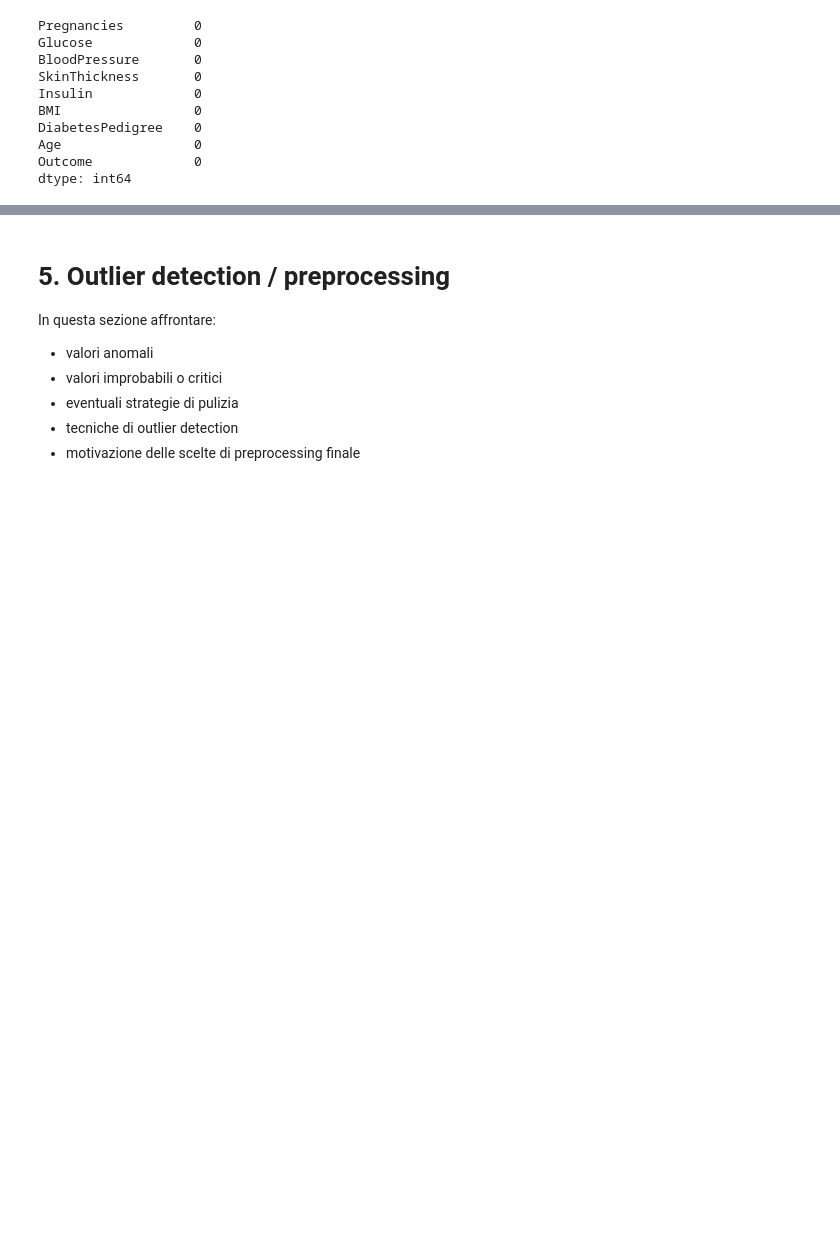
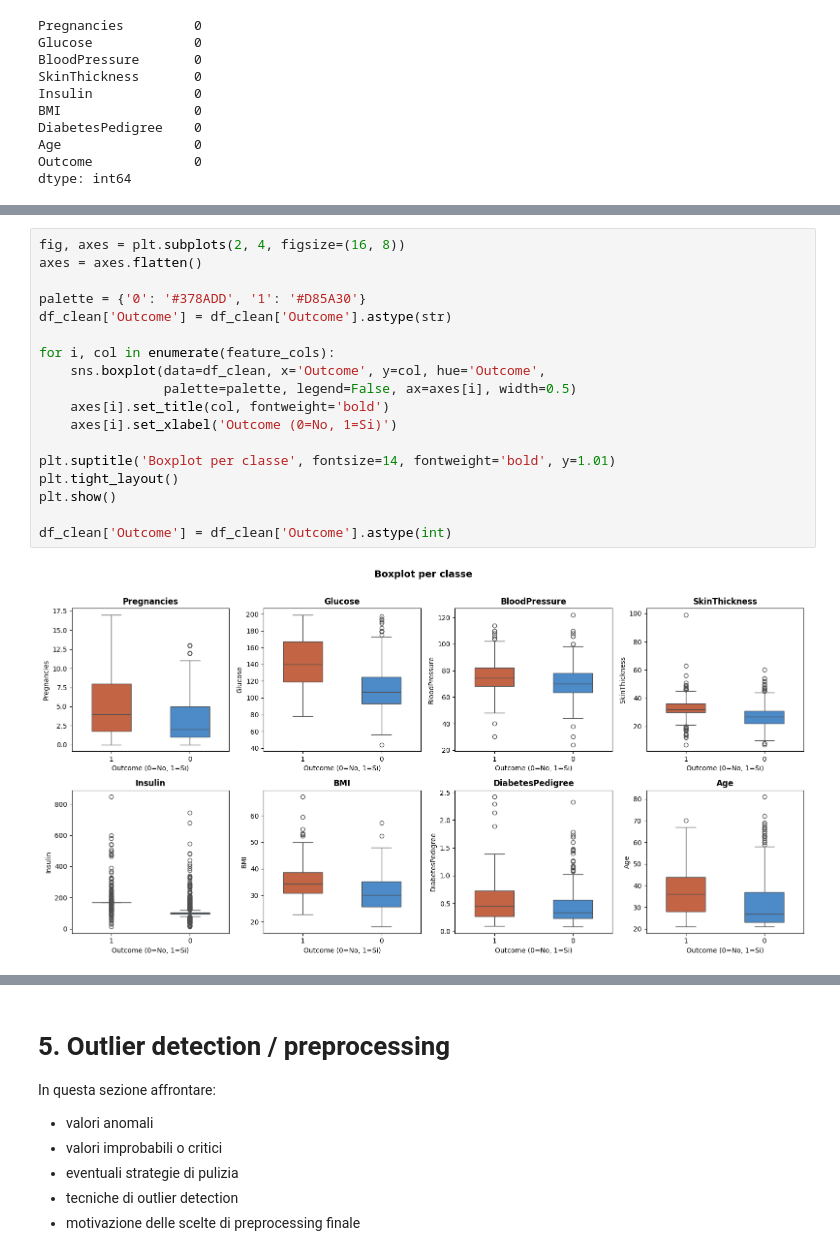
Before and after one commit to auroraloprino/LLM-Pima-Indians-Diabetes, a Jupyter notebook: notebook.ipynb, the cells around one changed output, grey strips where cells are left out. Drawn from its saved outputs; the diff is of its cells as text; blank space fills up the shorter version.

```diff
--- a/notebook.ipynb
+++ b/notebook.ipynb
@@ -199,0 +282,20 @@ In questa sezione sviluppare:
+# %%
+fig, axes = plt.subplots(2, 4, figsize=(16, 8))
+axes = axes.flatten()
+
+palette = {'0': '#378ADD', '1': '#D85A30'}
+df_clean['Outcome'] = df_clean['Outcome'].astype(str)
+
+for i, col in enumerate(feature_cols):
+    sns.boxplot(data=df_clean, x='Outcome', y=col, hue='Outcome',
+                palette=palette, legend=False, ax=axes[i], width=0.5)
+    axes[i].set_title(col, fontweight='bold')
+    axes[i].set_xlabel('Outcome (0=No, 1=Si)')
+
+plt.suptitle('Boxplot per classe', fontsize=14, fontweight='bold', y=1.01)
+plt.tight_layout()
+plt.show()
+
+df_clean['Outcome'] = df_clean['Outcome'].astype(int)
+# %% [output]
+[figure, added]
```
Also changed, not shown: parts of 9 cells of this notebook.
